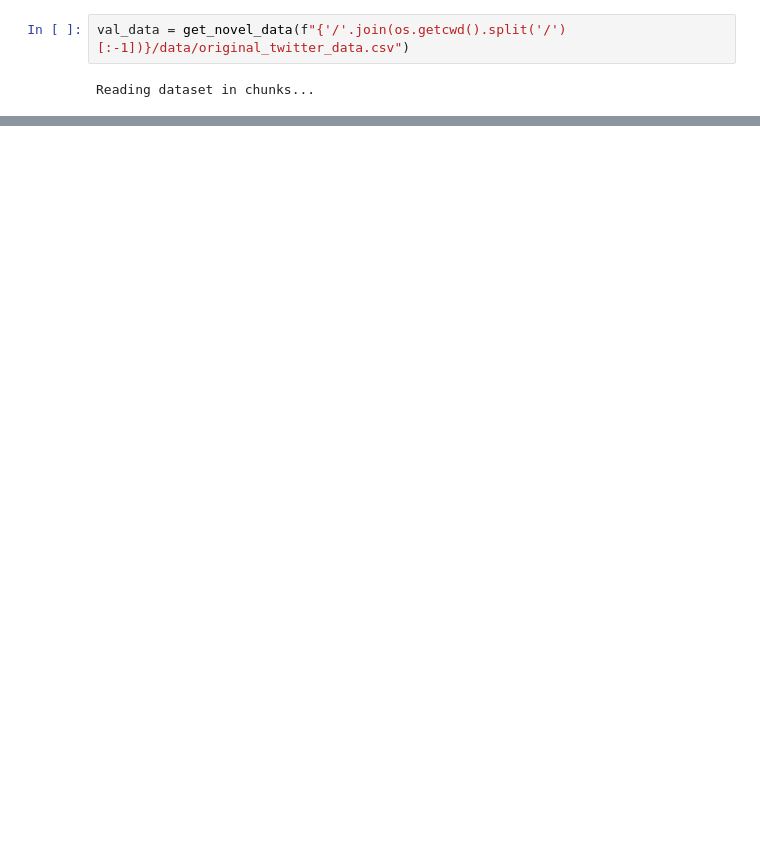
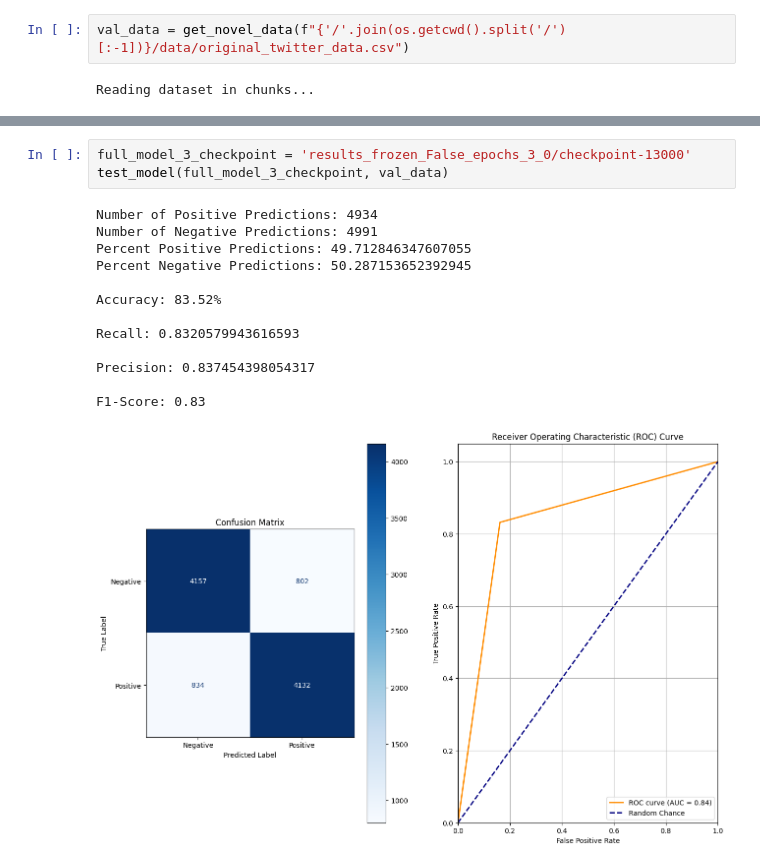
Before and after one commit to rcwaterman/DSE6212, a Jupyter notebook: Project/Preliminary Results/model_testing.ipynb, the cells around one changed output, grey strips where cells are left out. Saved outputs shown, nothing was run; the diff lists cells and outputs as text; blank space fills up the shorter version.

```diff
--- a/Project/Preliminary Results/model_testing.ipynb
+++ b/Project/Preliminary Results/model_testing.ipynb
@@ -556,0 +626,17 @@ F1-Score: 0.82
+# %%
+full_model_3_checkpoint = 'results_frozen_False_epochs_3_0/checkpoint-13000'
+test_model(full_model_3_checkpoint, val_data)
+# %% [output]
+Number of Positive Predictions: 4934
+Number of Negative Predictions: 4991
+Percent Positive Predictions: 49.712846347607055
+Percent Negative Predictions: 50.287153652392945
+
+Accuracy: 83.52%
+
+Recall: 0.8320579943616593
+
+Precision: 0.837454398054317
+
+F1-Score: 0.83
+[figure, added]
```
Also changed, not shown: parts of 30 cells of this notebook.
